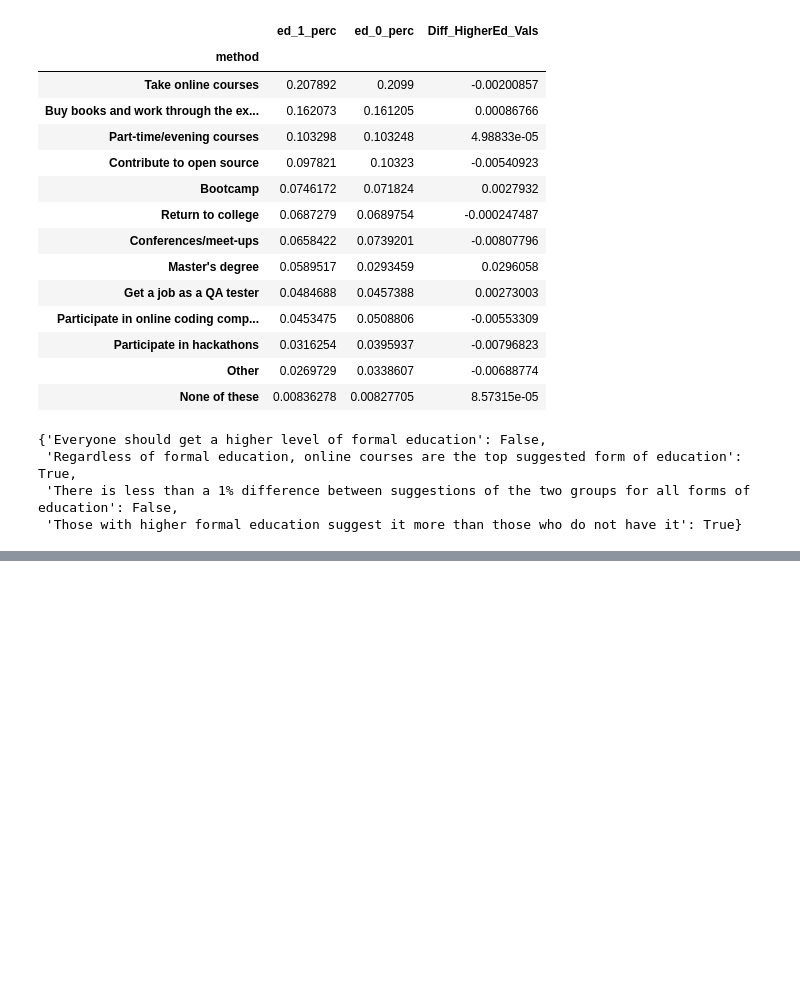
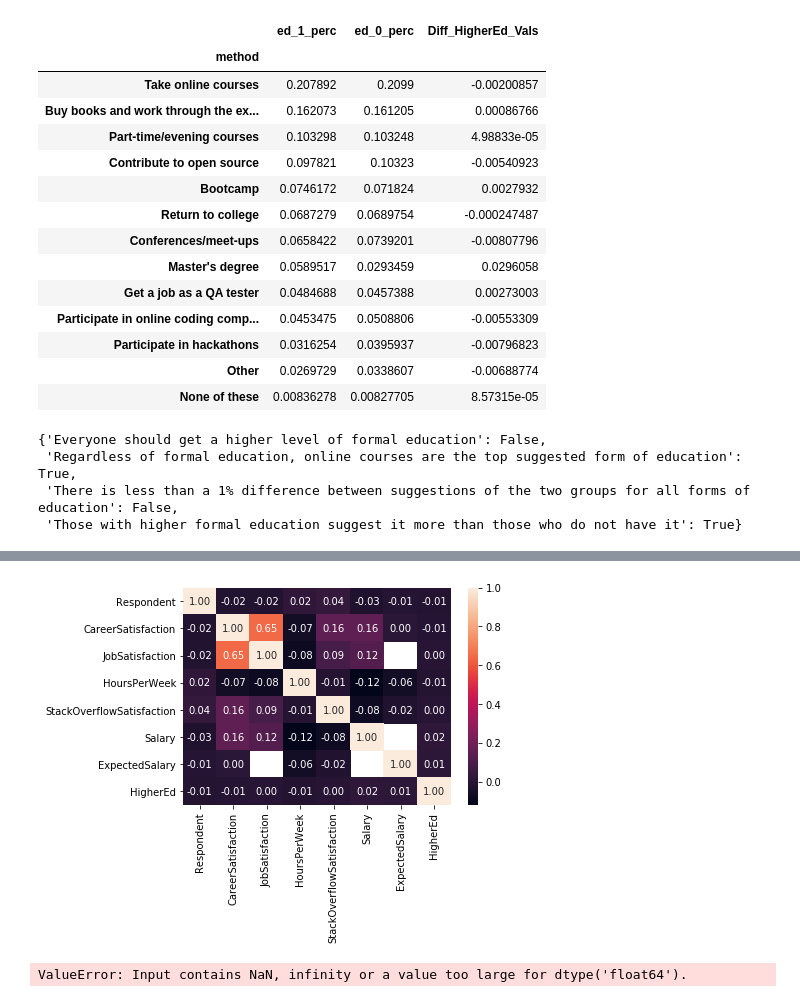
Before and after one commit to kevinlwebb/Nanodegrees, a Jupyter notebook: Data Scientist for Enterprise/Data Science Process.ipynb, the cells around one changed output, grey strips where cells are left out. Cells and saved outputs as stored; diff of their text form; code cells hidden in the pictures; blank space fills up the shorter version.

```diff
--- a/Data Scientist for Enterprise/Data Science Process.ipynb
+++ b/Data Scientist for Enterprise/Data Science Process.ipynb
@@ -353,0 +535,4 @@ comp_df.style.bar(subset=['Diff_HigherEd_Vals'], align='mid', color=['#d65f5f',
+# %%
+sns.heatmap(df.corr(), annot=True, fmt=".2f");
+# %% [output]
+[figure, added]
@@ -353,0 +552,19 @@ comp_df.style.bar(subset=['Diff_HigherEd_Vals'], align='mid', color=['#d65f5f',
+# %%
+# Consider only numerica variables
+X = df[['CareerSatisfaction', 'HoursPerWeek', 'JobSatisfaction', 'StackOverflowSatisfaction']]
+y = df['Salary']
+
+X_train, X_test, y_train, y_test = train_test_split(X, y, test_size = .30, random_state=42)
+
+#Four steps:
+
+#Instantiate
+lm_model = LinearRegression(normalize=True)
+
+#Fit - why does this break?
+lm_model.fit(X_train, y_train)
+
+#Predict
+#Score
+# %% [output]
+ValueError: Input contains NaN, infinity or a value too large for dtype('float64').
```
Also changed, not shown: parts of 74 cells of this notebook, 1 other file.
